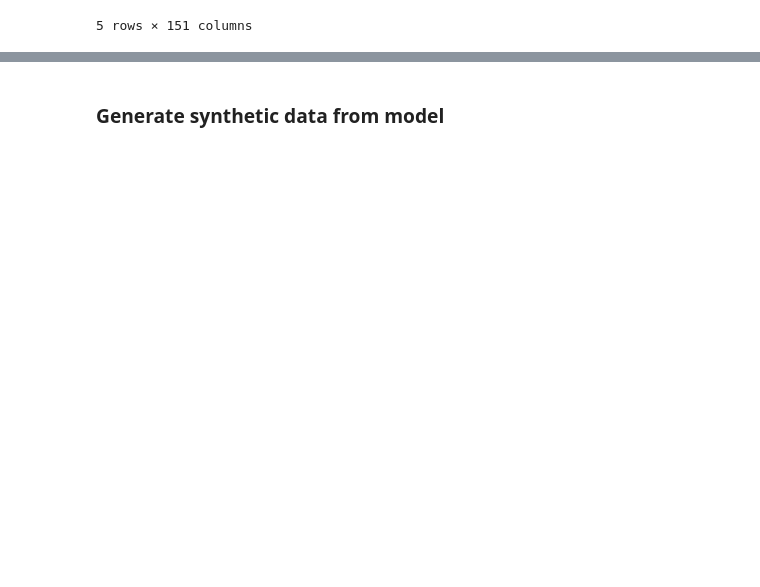
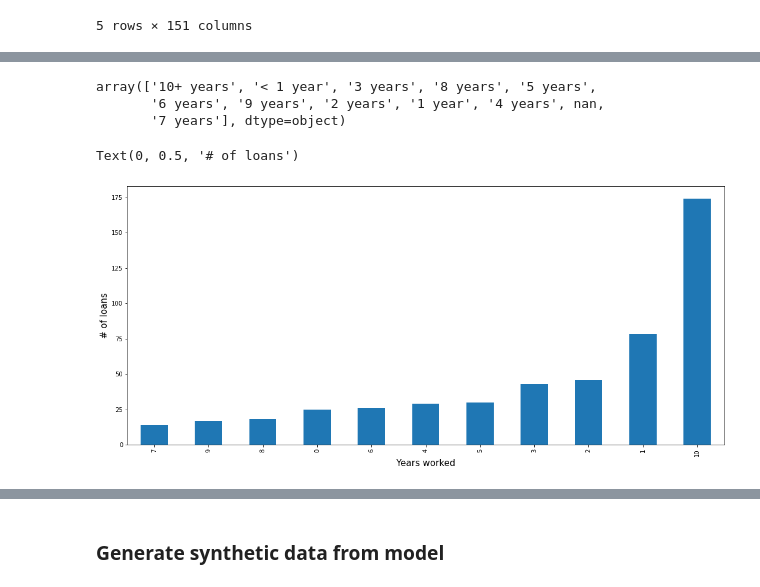
Before and after one commit to dmtrinh/SyntheticData, a Jupyter notebook: SDV.ipynb, the cells around one changed output, grey strips where cells are left out. Drawn from its saved outputs; the diff is of its cells as text; code cells hidden in the pictures; blank space fills up the shorter version.

```diff
--- a/SDV.ipynb
+++ b/SDV.ipynb
@@ -50,0 +122,27 @@ Index(['id', 'member_id', 'loan_amnt', 'funded_amnt', 'funded_amnt_inv',
+# %%
+# Inspect a few columns
+
+df['emp_length'].unique()
+#df['purpose'].unique()
+#df['grade'].unique()
+#df['sub_grade'].unique()
+#df['last_credit_pull_d'].unique()
+#df['term'].unique()
+# %% [output]
+array(['10+ years', '< 1 year', '3 years', '8 years', '5 years',
+       '6 years', '9 years', '2 years', '1 year', '4 years', nan,
+       '7 years'], dtype=object)
+# %%
+# Remove string characters in 'term' column
+df['term'] = df['term'].map(lambda x: x.lstrip(' ').rstrip('months'))
+# %%
+# Recode emp_length column: fill empty fields with 0, remove any text, 10+ yrs gets coded as 10.
+df['emp_length'].fillna(value=0,inplace=True)
+df['emp_length'].replace(to_replace='[^0-9]+', value='', regex=True, inplace=True)
+
+df['emp_length'].value_counts().sort_values().plot(kind='bar',figsize=(18,8))
+plt.xlabel('Years worked',fontsize=15);
+plt.ylabel('# of loans',fontsize=15)
+# %% [output]
+Text(0, 0.5, '# of loans')
+[figure, added]
```
Also changed, not shown: parts of 23 cells of this notebook.
